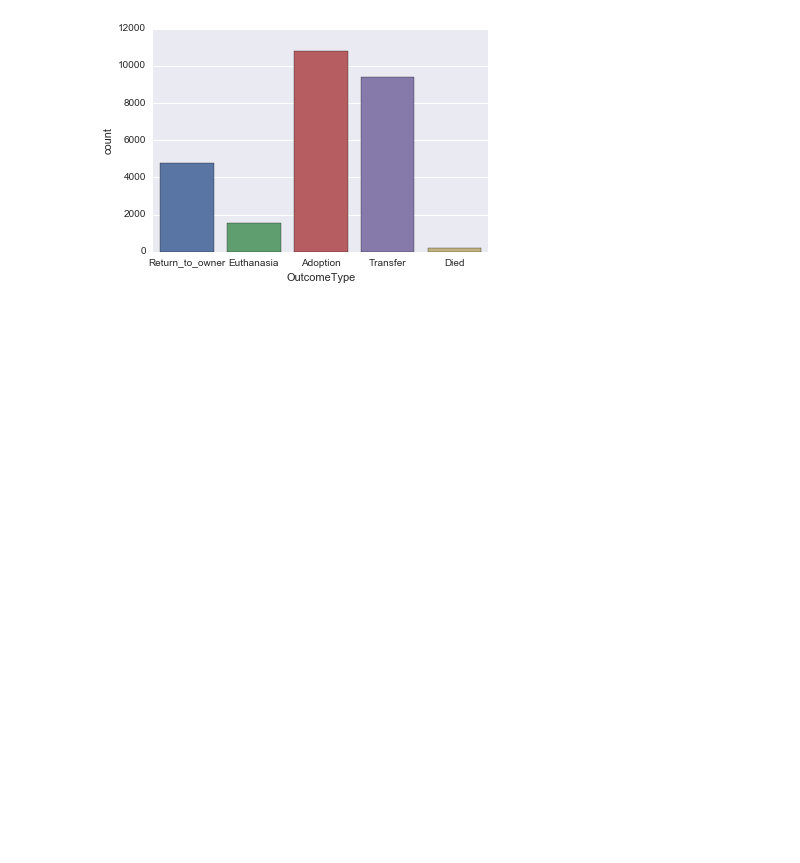
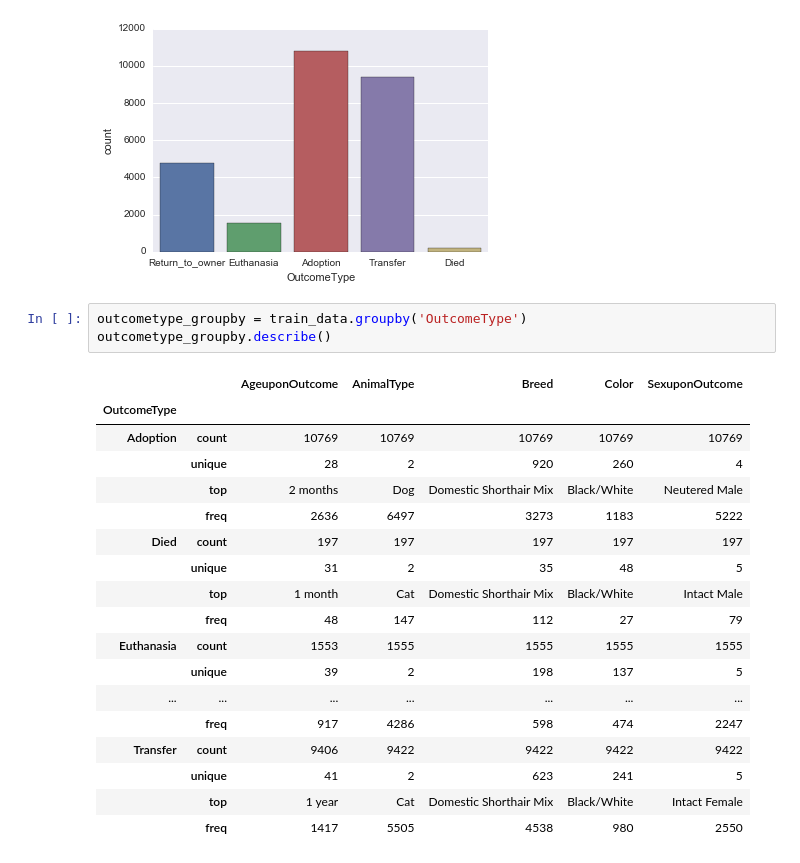
Before and after one commit to iterativo/machine-learning-nanodegree, a Jupyter notebook: projects/capstone/project/capstone_notebook.ipynb, the cells around one changed output. Cells and saved outputs as stored; diff of their text form; blank space fills up the shorter version.

```diff
--- a/projects/capstone/project/capstone_notebook.ipynb
+++ b/projects/capstone/project/capstone_notebook.ipynb
@@ -106,3 +146,25 @@ sns.countplot(train_data['OutcomeType'])
 # %% [output]
 <matplotlib.axes._subplots.AxesSubplot at 0x...>
 [figure]
+# %%
+outcometype_groupby = train_data.groupby('OutcomeType')
+outcometype_groupby.describe()
+# %% [output]
+|  |  | AgeuponOutcome | AnimalType | Breed | Color | SexuponOutcome |
+| OutcomeType |  |  |  |  |  |  |
+| Adoption | count | 10769 | 10769 | 10769 | 10769 | 10769 |
+|  | unique | 28 | 2 | 920 | 260 | 4 |
+|  | top | 2 months | Dog | Domestic Shorthair Mix | Black/White | Neutered Male |
+|  | freq | 2636 | 6497 | 3273 | 1183 | 5222 |
+| Died | count | 197 | 197 | 197 | 197 | 197 |
+|  | unique | 31 | 2 | 35 | 48 | 5 |
+|  | top | 1 month | Cat | Domestic Shorthair Mix | Black/White | Intact Male |
+|  | freq | 48 | 147 | 112 | 27 | 79 |
+| Euthanasia | count | 1553 | 1555 | 1555 | 1555 | 1555 |
+|  | unique | 39 | 2 | 198 | 137 | 5 |
+| ... | ... | ... | ... | ... | ... | ... |
+|  | freq | 917 | 4286 | 598 | 474 | 2247 |
+| Transfer | count | 9406 | 9422 | 9422 | 9422 | 9422 |
+|  | unique | 41 | 2 | 623 | 241 | 5 |
+|  | top | 1 year | Cat | Domestic Shorthair Mix | Black/White | Intact Female |
+|  | freq | 1417 | 5505 | 4538 | 980 | 2550 |
```
Also changed, not shown: parts of 20 cells of this notebook.
